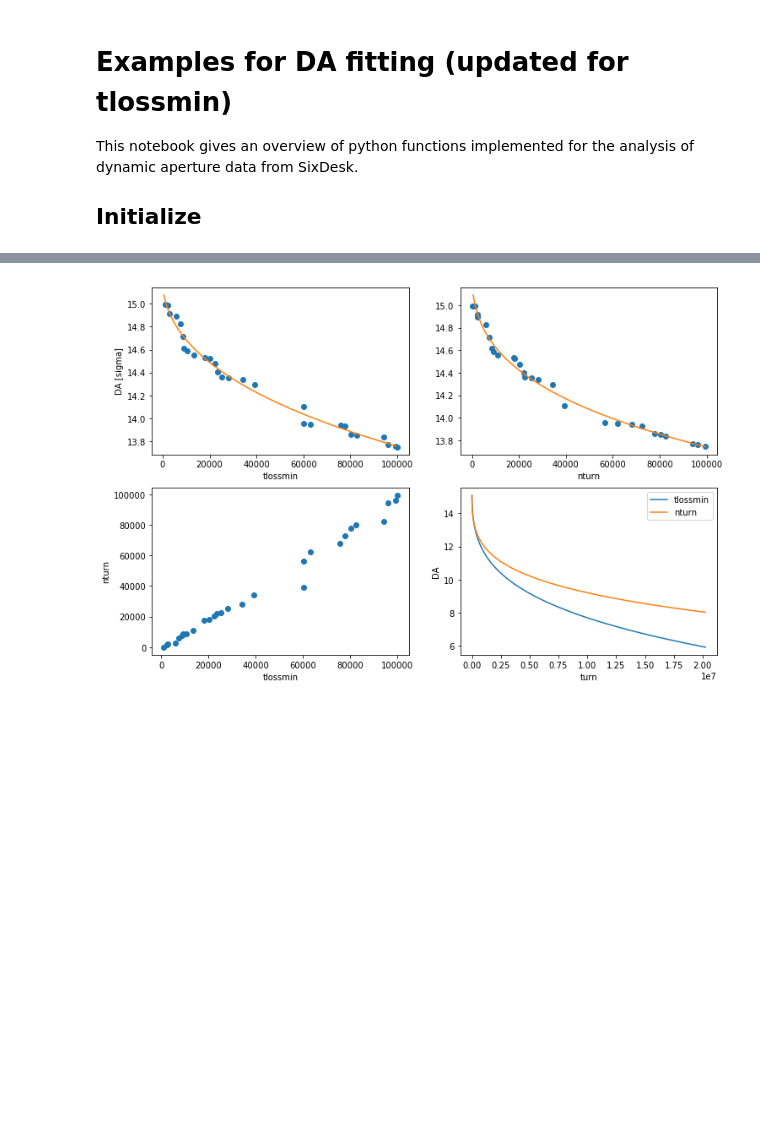
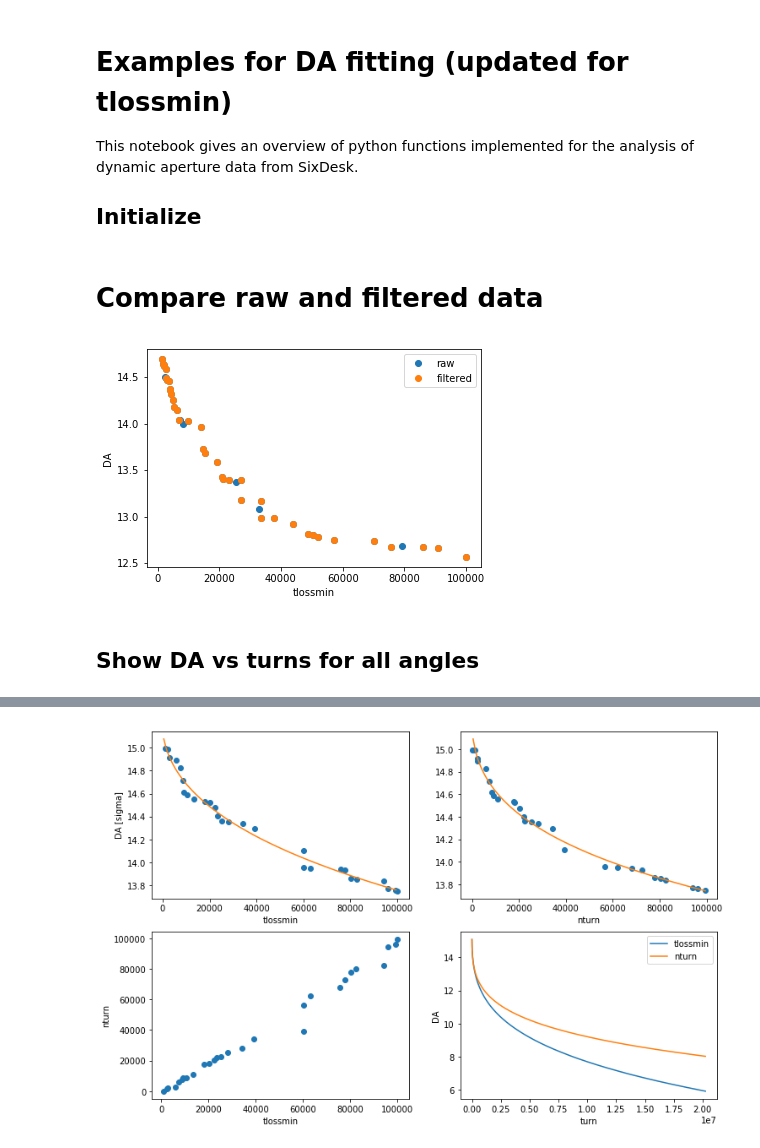
Before and after one commit to mtitze/HL-LHC, a Jupyter notebook: examples/examples_fitting_tlossmin.ipynb, the cells around one changed output, grey strips where cells are left out. Drawn from its saved outputs; the diff is of its cells as text; code cells hidden in the pictures; blank space fills up the shorter version.

Commit message:
updated analysis on tlossmin

```diff
--- a/examples/examples_fitting_tlossmin.ipynb
+++ b/examples/examples_fitting_tlossmin.ipynb
@@ -29,0 +16,29 @@ from scipy.integrate import nquad
+# %%
+def plot_comparison_data_filtered(name,seed):
+    fig = plt.figure(figsize=(6,4))
+
+
+    b = da.davst(name,emit=2.5)
+    b.fit(seed,gradient=0.8)
+    exda = b.extrapolate(11245*60*30)
+
+    d,bb,k,_,_,_ = b._fit_parameters_dict[seed]
+    turns =  np.arange(500,100000, 1000)
+    daval =  da.davst_function(turns,d,bb,k)
+
+    data = b.data[b.data['seed']==seed]
+    plt.plot(data['tlossmin'],data['dawsimp'],'o',label='raw')
+
+    plt.plot(b.cleaned_data['tlossmin'],b.cleaned_data['dawsimp'],'o',label='filtered')
+    plt.legend()
+    plt.xlabel("tlossmin")
+    plt.ylabel("DA")
+    plt.show()
+# %% [markdown]
+# Compare raw and filtered data
+# %%
+plot_comparison_data_filtered("/home/phermes/development/SixDeskDB/test5_step_2.0sigma.db",1)
+# %% [output]
+[figure, added]
+# %% [markdown]
+## Show DA vs turns for all angles
```
Also changed, not shown: parts of 23 cells of this notebook, 1 other file.
